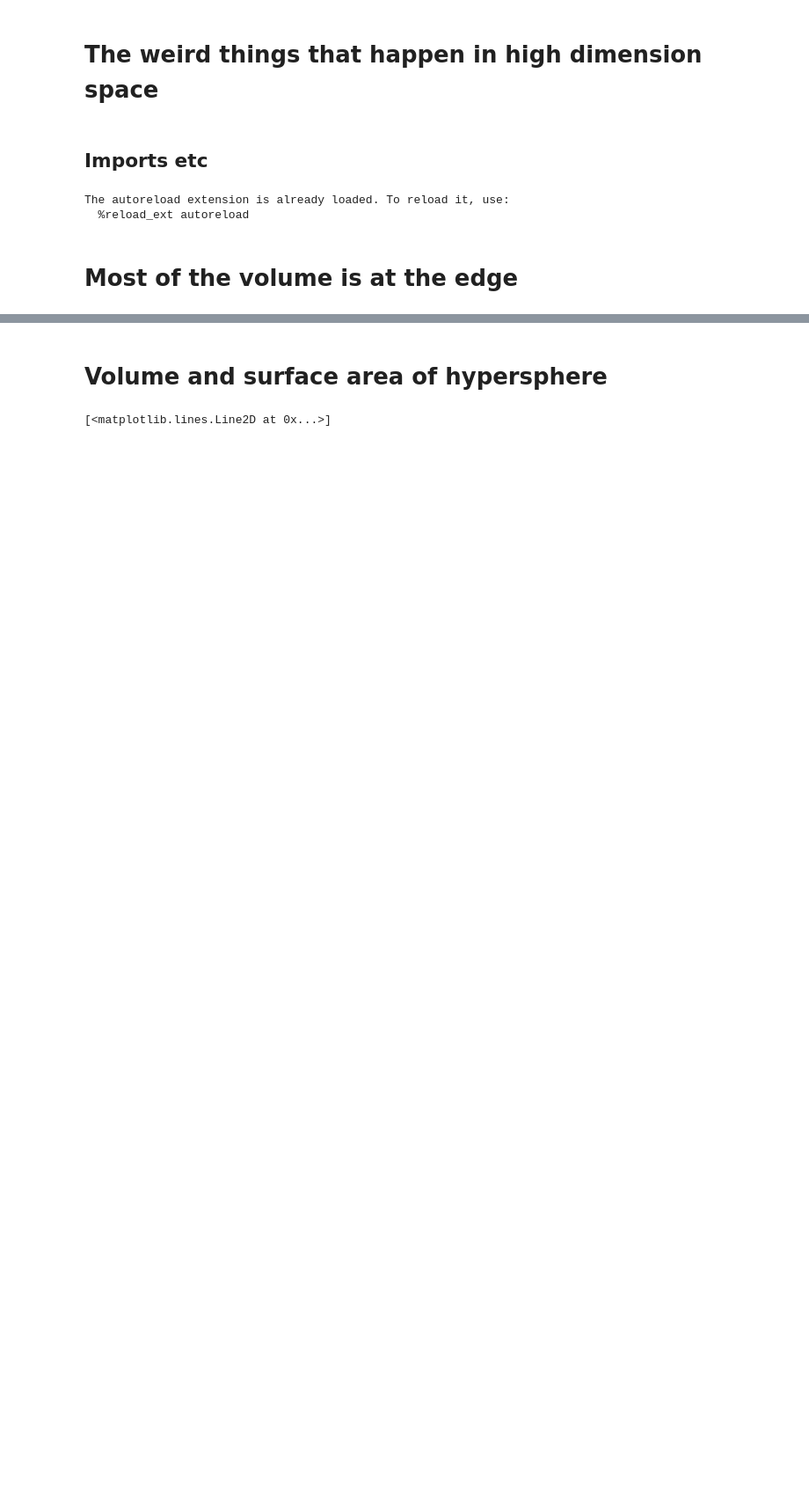
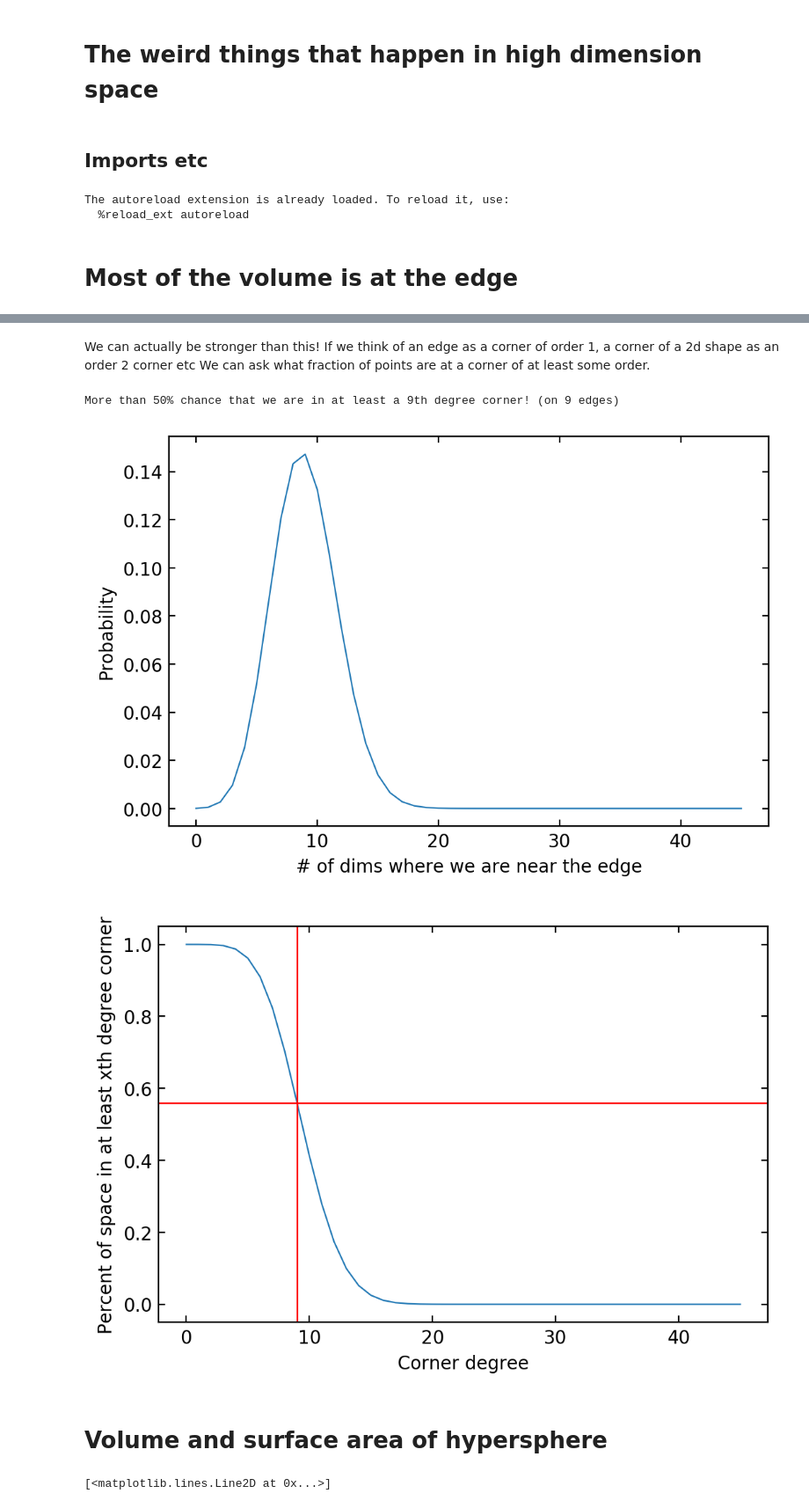
Before and after one commit to eniaxhakaj/phys_learning, a Jupyter notebook: high_dim_spaces/high_d_spaces_are_weird.ipynb, the cells around one changed output, grey strips where cells are left out. Shown: that part at 88% size. Saved outputs shown, nothing was run; the diff lists cells and outputs as text; code cells hidden in the pictures; blank space fills up the shorter version.

Commit message:
in high d you are always in a corner!

```diff
--- a/high_dim_spaces/high_d_spaces_are_weird.ipynb
+++ b/high_dim_spaces/high_d_spaces_are_weird.ipynb
@@ -54,3 +54,39 @@ ax.set(
+# %% [markdown]
+We can actually be stronger than this! If we think of an edge as a corner of order 1, a corner of a 2d shape as an order 2 corner etc We can ask what fraction of points are at a corner of at least some order.
+# %%
+dims = 45
+inner_frac = 0.8
+outer_frac = 0.2
+
+# What is the probability of k of the dimensions being in the outer frac?
+# This is explained by the binomial coefficient
+# We do 50 flips with 0.2 chance of success (outer), 0.8 chance of failure (inner)
+
+k = np.arange(dims+1)
+p = scipy.special.binom(dims, k) * inner_frac**(dims - k) * outer_frac**k
+
+_, ax = plt.subplots()
+ax.plot(k, p)
+ax.set(
+    xlabel="# of dims where we are near the edge",
+    ylabel="Probability",
+)
+
+
+_, ax = plt.subplots()
+p_in_xth_deg_corner = np.cumsum(p[::-1])[::-1] # This works I promise!
+ax.plot(k, p_in_xth_deg_corner)
+ax.set(
+    xlabel="Corner degree",
+    ylabel="Percent of space in at least xth degree corner",
+)
+ax.axhline(p_in_xth_deg_corner[9], color="r")
+ax.axvline(k[9], color="r")
+print("More than 50% chance that we are in at least a 9th degree corner! (on 9 edges)")
+# %% [output]
+More than 50% chance that we are in at least a 9th degree corner! (on 9 edges)
+[figure, added]
+[figure, added]
 # %% [markdown]
 # Volume and surface area of hypersphere
 # %%
```
Also changed, not shown: parts of 3 cells of this notebook.
